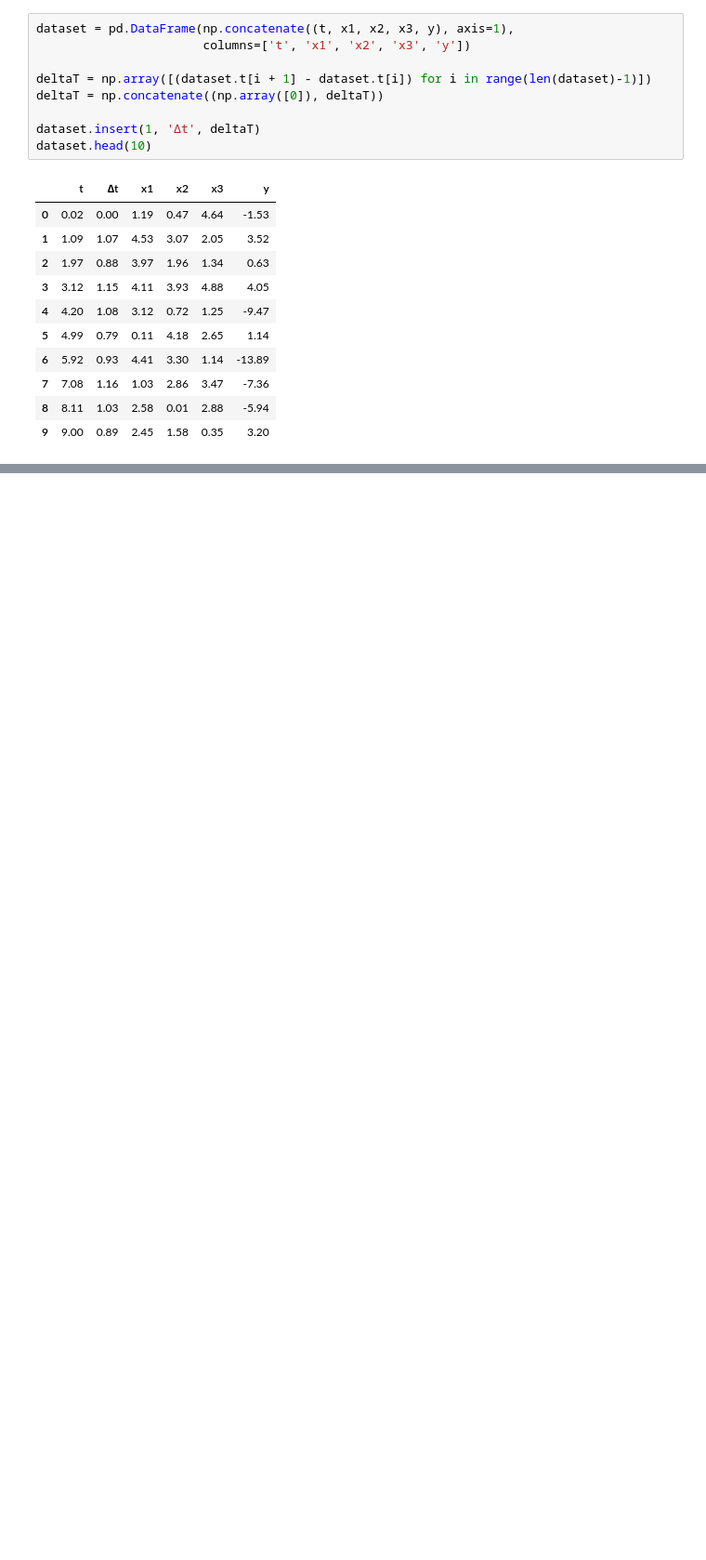
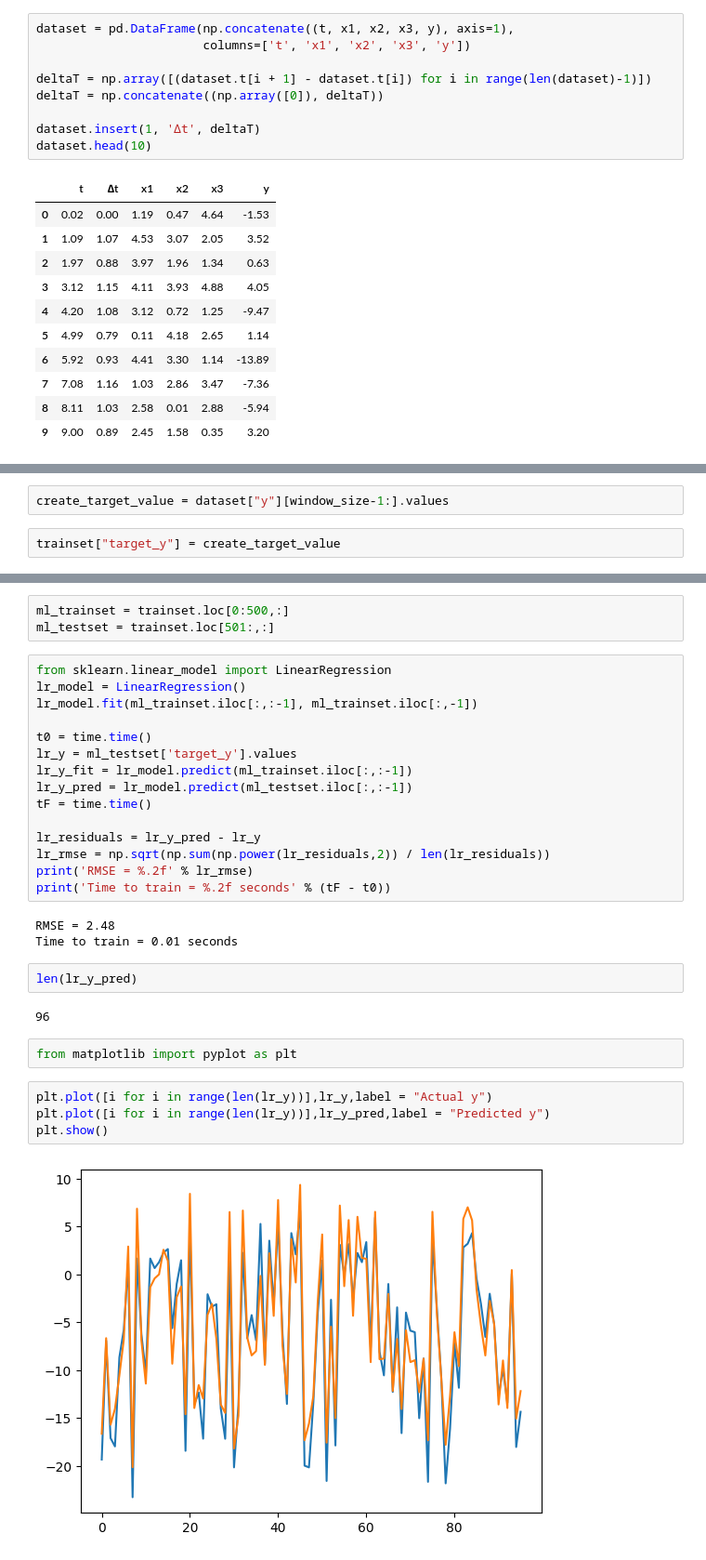
Before and after one commit to zlukich/no_palm, a Jupyter notebook: time_series_predicting_tutorial.ipynb, the cells around one changed output, grey strips where cells are left out. Shown at 93% size. Saved outputs shown, nothing was run; the diff lists cells and outputs as text; blank space fills up the shorter version.

Commit message:
added first time series prediction with LR

```diff
--- a/time_series_predicting_tutorial.ipynb
+++ b/time_series_predicting_tutorial.ipynb
@@ -60,0 +123,4 @@ dataset.head(10)
+# %%
+create_target_value = dataset["y"][window_size-1:].values
+# %%
+trainset["target_y"] = create_target_value
@@ -60,0 +143,33 @@ dataset.head(10)
+# %%
+ml_trainset = trainset.loc[0:500,:]
+ml_testset = trainset.loc[501:,:]
+# %%
+from sklearn.linear_model import LinearRegression
+lr_model = LinearRegression()
+lr_model.fit(ml_trainset.iloc[:,:-1], ml_trainset.iloc[:,-1])
+
+t0 = time.time()
+lr_y = ml_testset['target_y'].values
+lr_y_fit = lr_model.predict(ml_trainset.iloc[:,:-1])
+lr_y_pred = lr_model.predict(ml_testset.iloc[:,:-1])
+tF = time.time()
+
+lr_residuals = lr_y_pred - lr_y
+lr_rmse = np.sqrt(np.sum(np.power(lr_residuals,2)) / len(lr_residuals))
+print('RMSE = %.2f' % lr_rmse)
+print('Time to train = %.2f seconds' % (tF - t0))
+# %% [output]
+RMSE = 2.48
+Time to train = 0.01 seconds
+# %%
+len(lr_y_pred)
+# %% [output]
+96
+# %%
+from matplotlib import pyplot as plt
+# %%
+plt.plot([i for i in range(len(lr_y))],lr_y,label = "Actual y")
+plt.plot([i for i in range(len(lr_y))],lr_y_pred,label = "Predicted y")
+plt.show()
+# %% [output]
+[figure, added]
```
Also changed, not shown: parts of 9 cells of this notebook.
